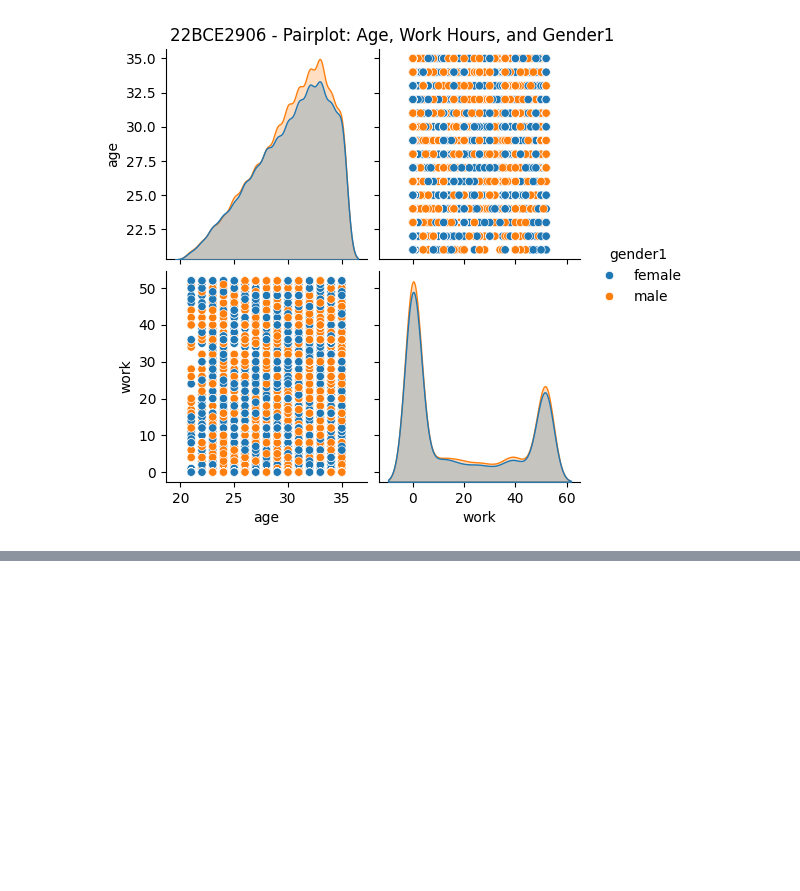
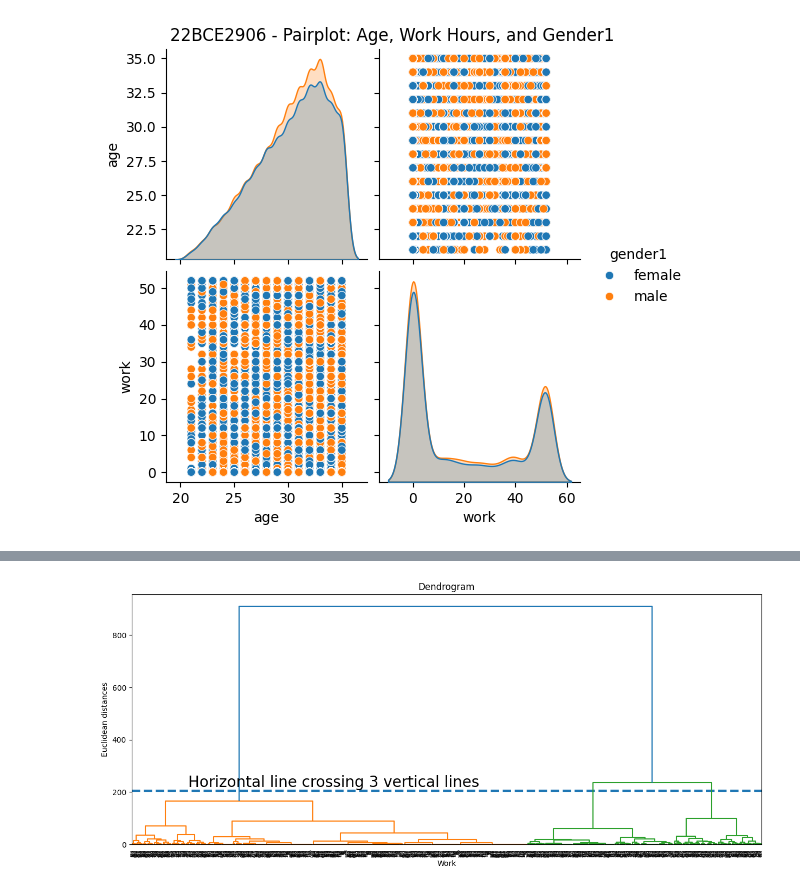
Before and after one commit to cjaradhye/eda-main, a Jupyter notebook: 22BCE2906.ipynb, the cells around one changed output, grey strips where cells are left out. Saved outputs shown, nothing was run; the diff lists cells and outputs as text; code cells hidden in the pictures; blank space fills up the shorter version.

```diff
--- a/22BCE2906.ipynb
+++ b/22BCE2906.ipynb
@@ -139,0 +184,20 @@ plt.show()
+# %%
+import numpy as np
+import scipy.cluster.hierarchy as sch
+import matplotlib.pyplot as plt
+
+sample_indices = np.random.choice(X.shape[0], 1000, replace=False)
+X_sampled = X[sample_indices]
+
+plt.figure(figsize=(15,6))
+plt.title('Dendrogram')
+plt.xlabel('Work')
+plt.ylabel('Euclidean distances')
+
+plt.hlines(y=205, xmin=0, xmax=12000, lw=3, linestyles='--')
+plt.text(x=900, y=220, s='Horizontal line crossing 3 vertical lines', fontsize=20)
+
+dendrogram = sch.dendrogram(sch.linkage(X_sampled, method='ward'))
+plt.show()
+# %% [output]
+[figure, added]
```
Also changed, not shown: parts of 4 cells of this notebook.
